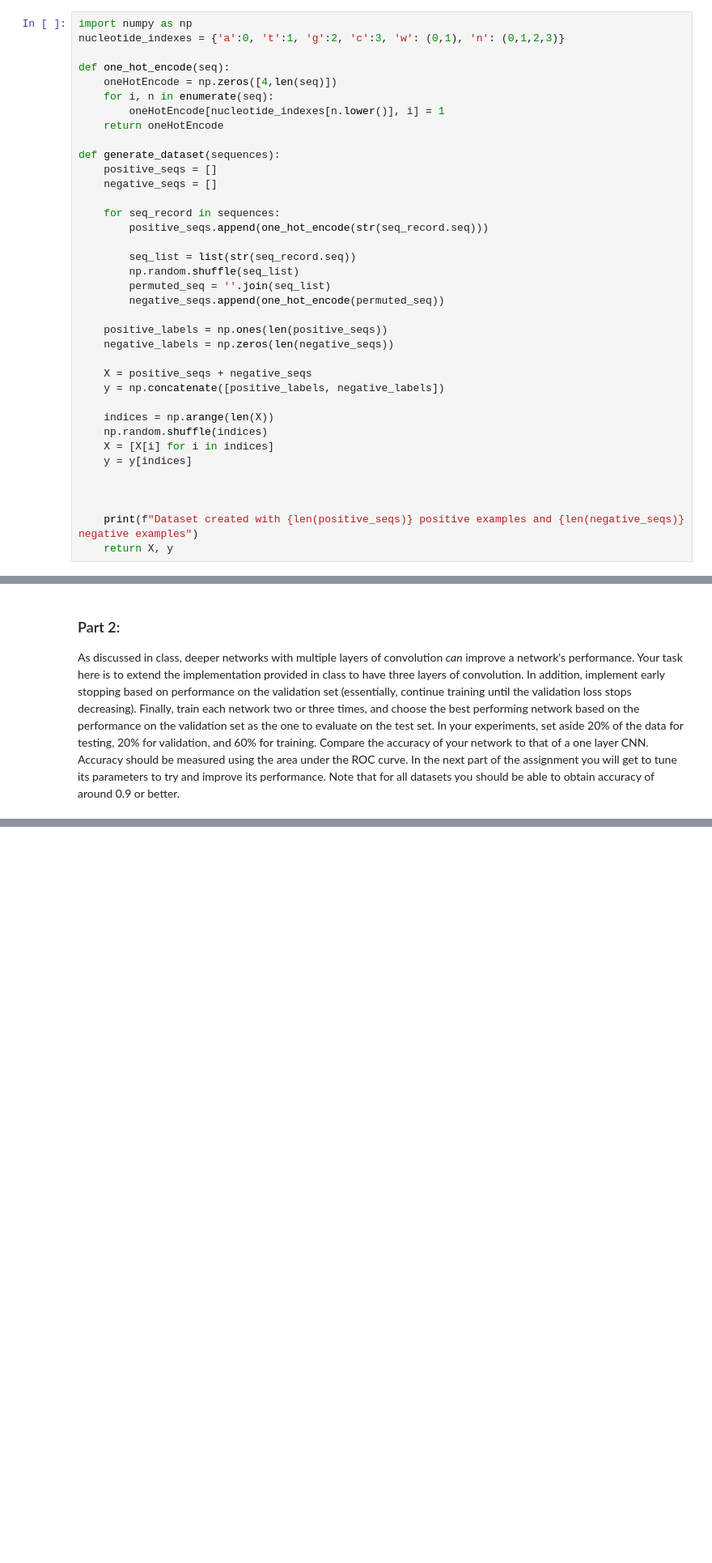
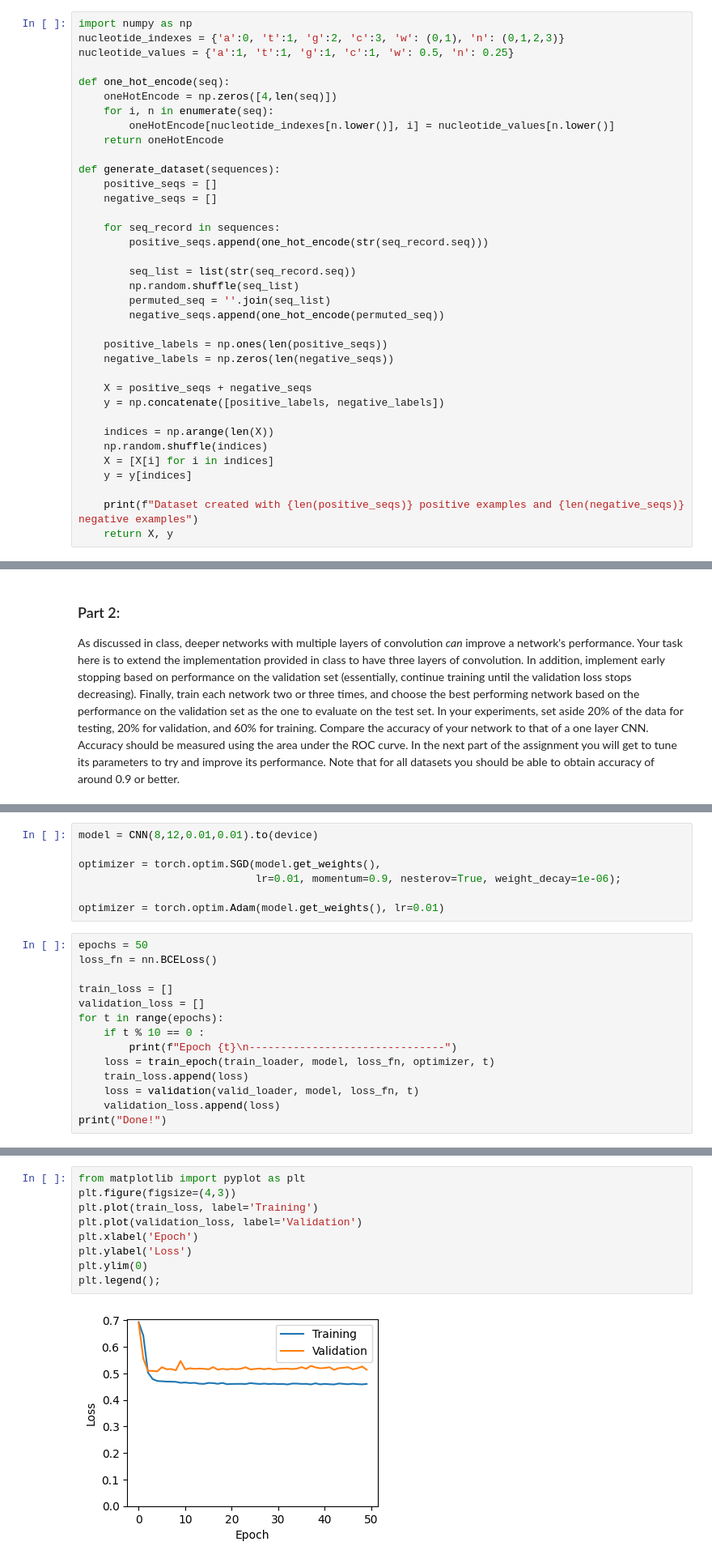
Before and after one commit to Formanj-0/CS525-Bioinformatics, a Jupyter notebook: assignment3_genomics_cnn.ipynb, the cells around one changed output, grey strips where cells are left out. Shown: that part at 81% size. Drawn from its saved outputs; the diff is of its cells as text; blank space fills up the shorter version.

```diff
--- a/assignment3_genomics_cnn.ipynb
+++ b/assignment3_genomics_cnn.ipynb
@@ -108,11 +112,12 @@ def get_sequences(genome_paths = [r'database\Arabidopsis_thaliana.TAIR10.dna.chr
 # %%
 import numpy as np
 nucleotide_indexes = {'a':0, 't':1, 'g':2, 'c':3, 'w': (0,1), 'n': (0,1,2,3)}
+nucleotide_values = {'a':1, 't':1, 'g':1, 'c':1, 'w': 0.5, 'n': 0.25}
 
 def one_hot_encode(seq):
     oneHotEncode = np.zeros([4,len(seq)])
     for i, n in enumerate(seq):
-        oneHotEncode[nucleotide_indexes[n.lower()], i] = 1
+        oneHotEncode[nucleotide_indexes[n.lower()], i] = nucleotide_values[n.lower()]
     return oneHotEncode
 
 def generate_dataset(sequences):
@@ -138,8 +143,6 @@ def generate_dataset(sequences):
     X = [X[i] for i in indices]
     y = y[indices]
 
-
-
     print(f"Dataset created with {len(positive_seqs)} positive examples and {len(negative_seqs)} negative examples")
     return X, y
 # %%
@@ -167,0 +294,21 @@ model = nn.Sequential(nn.Conv2d(in_channels=4, out_channels=3, kernel_size=(3, 1
+# %%
+model = CNN(8,12,0.01,0.01).to(device)
+
+optimizer = torch.optim.SGD(model.get_weights(),
+                            lr=0.01, momentum=0.9, nesterov=True, weight_decay=1e-06);
+
+optimizer = torch.optim.Adam(model.get_weights(), lr=0.01)
+# %%
+epochs = 50
+loss_fn = nn.BCELoss()
+
+train_loss = []
+validation_loss = []
+for t in range(epochs):
+    if t % 10 == 0 :
+        print(f"Epoch {t}\n-------------------------------")
+    loss = train_epoch(train_loader, model, loss_fn, optimizer, t)
+    train_loss.append(loss)
+    loss = validation(valid_loader, model, loss_fn, t)
+    validation_loss.append(loss)
+print("Done!")
@@ -167,0 +333,11 @@ model = nn.Sequential(nn.Conv2d(in_channels=4, out_channels=3, kernel_size=(3, 1
+# %%
+from matplotlib import pyplot as plt
+plt.figure(figsize=(4,3))
+plt.plot(train_loss, label='Training')
+plt.plot(validation_loss, label='Validation')
+plt.xlabel('Epoch')
+plt.ylabel('Loss')
+plt.ylim(0)
+plt.legend();
+# %% [output]
+[figure, added]
```
Also changed, not shown: parts of 7 cells of this notebook.
